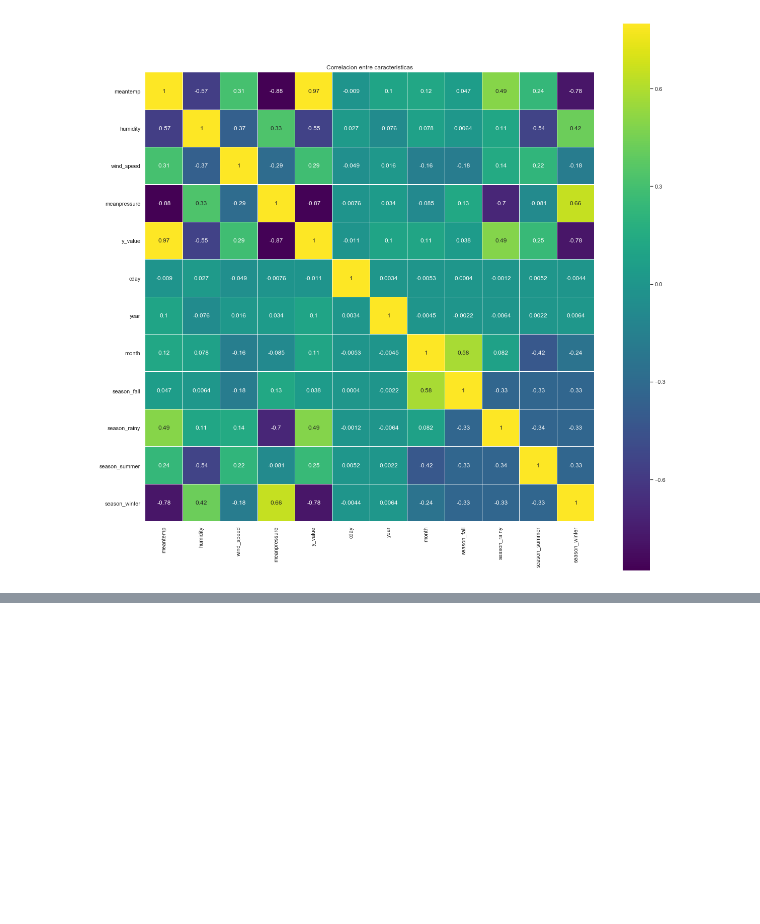
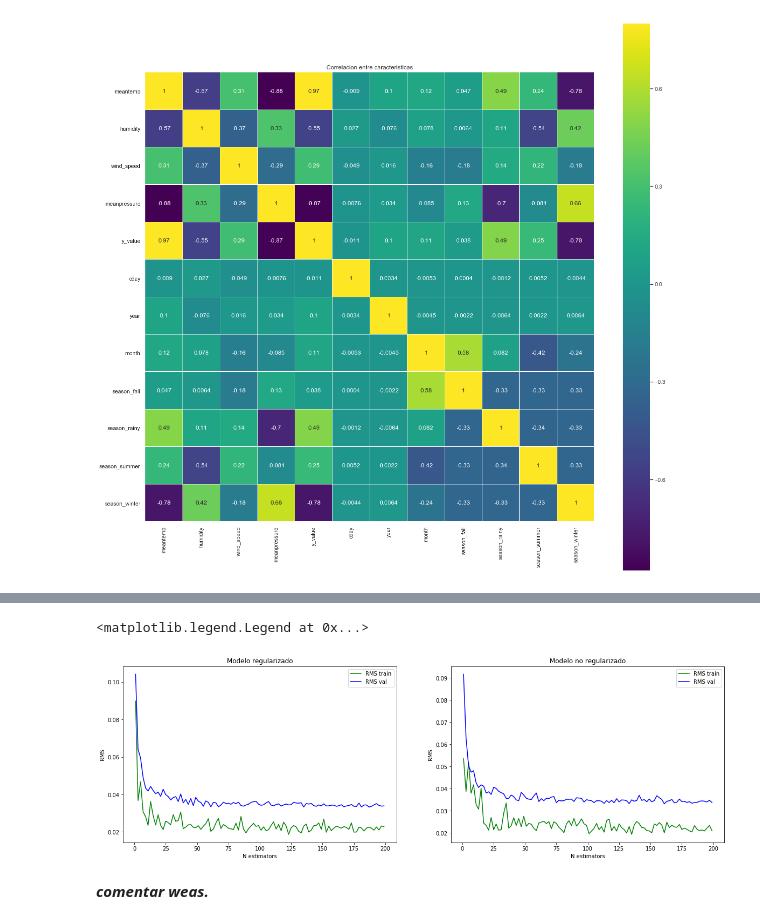
Before and after one commit to Shiroko7/INF-393-Tarea-3, a Jupyter notebook: Tarea 3 parte1.ipynb, the cells around one changed output, grey strips where cells are left out. Saved outputs shown, nothing was run; the diff lists cells and outputs as text; code cells hidden in the pictures; blank space fills up the shorter version.

```diff
--- a/Tarea 3 parte1.ipynb
+++ b/Tarea 3 parte1.ipynb
@@ -250,0 +442,25 @@ Finalmente se muestran todas las correlaciones entre los atributos, se puede cor
+# %%
+plt.figure(figsize=(20,6))
+
+#Modelo regularizado
+plt.subplot(121)
+plt.plot(N_estimators, rmse_train_r, c = 'green', label = 'RMS train')
+plt.plot(N_estimators, rmse_val_r, c = 'blue', label = 'RMS val')
+plt.xlabel("N estimators")
+plt.ylabel("RMS")
+plt.title('Modelo regularizado')
+plt.legend()
+
+#Modelo no regularizado
+plt.subplot(122)
+plt.plot(N_estimators, rmse_train, c = 'green', label = 'RMS train')
+plt.plot(N_estimators, rmse_val, c = 'blue', label = 'RMS val')
+plt.xlabel("N estimators")
+plt.ylabel("RMS")
+plt.title('Modelo no regularizado')
+plt.legend()
+# %% [output]
+<matplotlib.legend.Legend at 0x...>
+[figure, added]
+# %% [markdown]
+***comentar weas.***
```
Also changed, not shown: parts of 32 cells of this notebook.
